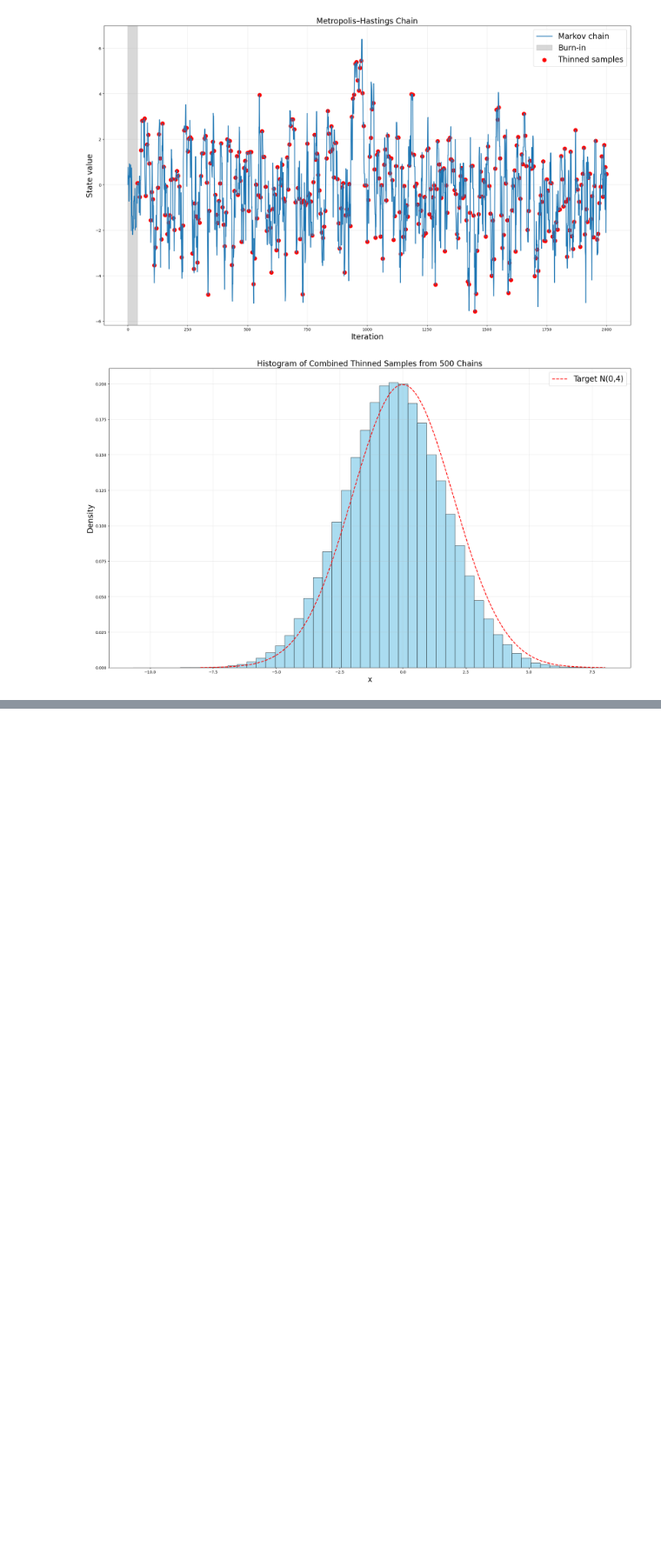
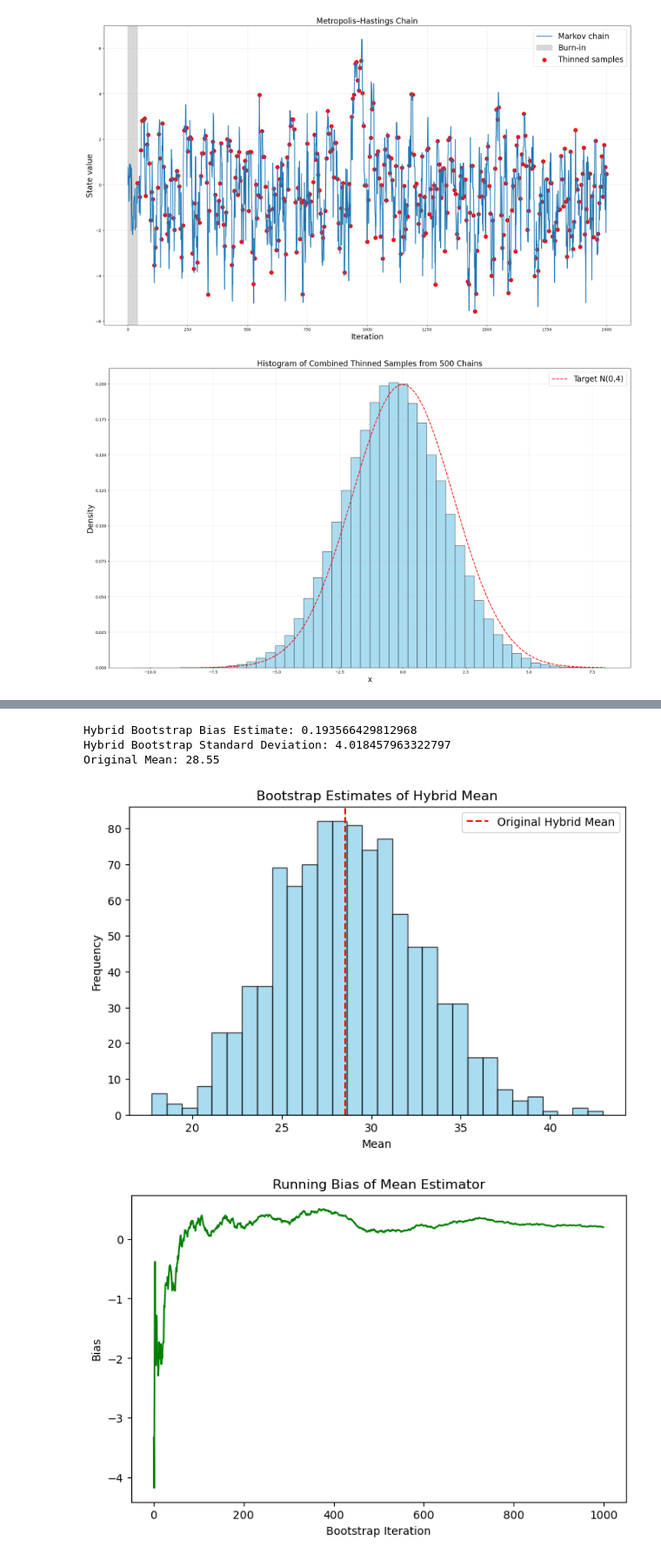
Before and after one commit to Ali-Raisolsadat/Ali-Raisolsadat.github.io, a Jupyter notebook: stat4110-code/chapter4/homework_code/STAT-4110-Chapter 4 - Homework - Jupyter.ipynb, the cells around one changed output, grey strips where cells are left out. Shown at 87% size. Cells and saved outputs as stored; diff of their text form; code cells hidden in the pictures; blank space fills up the shorter version.

```diff
--- a/stat4110-code/chapter4/homework_code/STAT-4110-Chapter 4 - Homework - Jupyter.ipynb
+++ b/stat4110-code/chapter4/homework_code/STAT-4110-Chapter 4 - Homework - Jupyter.ipynb
@@ -273,0 +322,71 @@ plt.show()
+# %%
+def hybrid_bootstrap(x, alpha0, N):
+    x = np.array(x)
+
+    # step 1: threshold for hybrid estimator
+    u = np.quantile(x, alpha0)
+    lower_data = x[x <= u]  # lower 90% nonparametric
+    top_data = x[x > u]     # upper 10% parametric
+
+    # step 2: parameters for parametric top 10%
+    mu_top = np.mean(top_data)
+    sigma_top = np.std(top_data, ddof=1)
+
+    # step 3: hybrid mean on original data
+    theta_hat = np.mean(np.concatenate([lower_data, top_data]))
+
+    # step 4: Bootstrap loop
+    theta_star = np.zeros(N)
+
+    for b in range(N):
+        # resample lower 90% nonparametrically
+        lower_sample = np.random.choice(lower_data, size=len(lower_data), replace=True)
+
+        # simulate top 10% parametrically
+        top_sample = np.random.normal(mu_top, sigma_top, size=len(top_data))
+
+        # combine lower and top
+        x_star = np.concatenate([lower_sample, top_sample])
+
+        # hybrid mean for bootstrap sample
+        theta_star[b] = np.mean(x_star)
+
+    # step 5: bias and standard deviation
+    bias_estimate = np.mean(theta_star) - theta_hat
+    sd_estimate = np.std(theta_star, ddof=1)
+
+    return bias_estimate, sd_estimate, theta_hat, theta_star
+
+# example data
+N = 1000
+alpha = 0.9
+x = [12, 15, 14, 13, 12, 16, 120, 14, 13, 12, 15, 18, 200, 14, 13, 16, 14, 15, 12, 13]
+bias, sd, theta_hat, theta_star = hybrid_bootstrap(x, alpha0=alpha, N=N)
+print("Hybrid Bootstrap Bias Estimate:", bias)
+print("Hybrid Bootstrap Standard Deviation:", sd)
+print("Original Mean:", theta_hat)
+
+# histogram of bootstrap estimates
+plt.figure(figsize=(8,5))
+plt.hist(theta_star, bins=30, alpha=0.7, color='skyblue', edgecolor='k')
+plt.axvline(theta_hat, color='red', linestyle='--', label='Original Hybrid Mean')
+plt.title("Bootstrap Estimates of Hybrid Mean")
+plt.xlabel("Mean")
+plt.ylabel("Frequency")
+plt.legend()
+plt.show()
+
+# running bias
+running_mean = np.cumsum(theta_star) / np.arange(1, N+1)
+plt.figure(figsize=(8,5))
+plt.plot(running_mean - theta_hat, color='green')
+plt.title("Running Bias of Mean Estimator")
+plt.xlabel("Bootstrap Iteration")
+plt.ylabel("Bias")
+plt.show()
+# %% [output]
+Hybrid Bootstrap Bias Estimate: 0.193566429812968
+Hybrid Bootstrap Standard Deviation: 4.018457963322797
+Original Mean: 28.55
+[figure, added]
+[figure, added]
```
Also changed, not shown: parts of 1 cell of this notebook, 2 other files.
